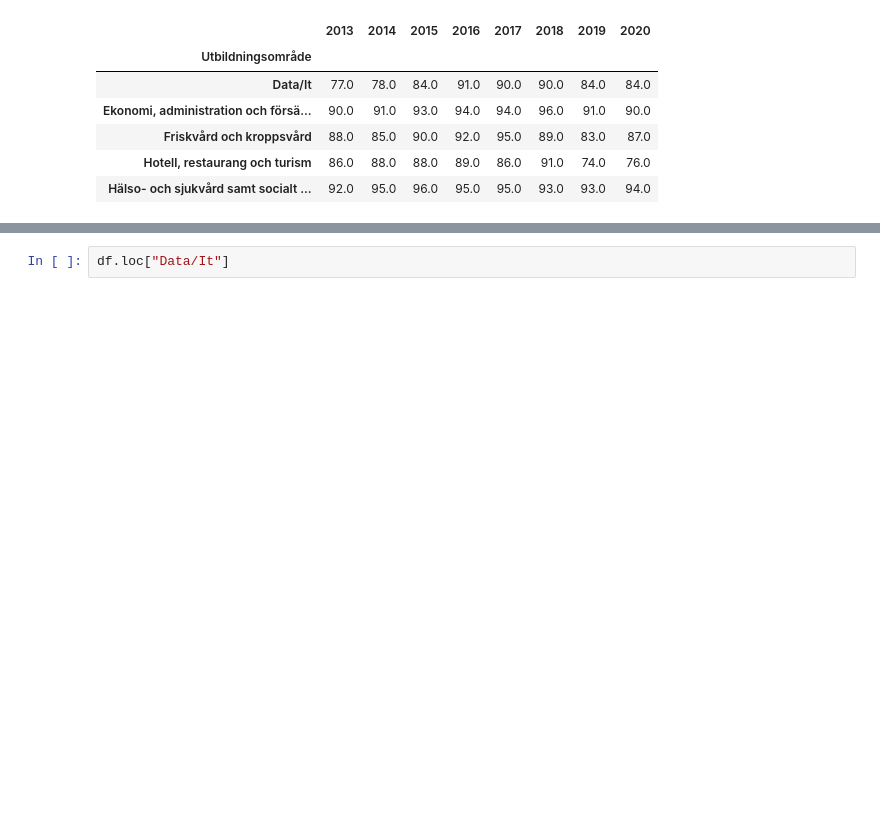
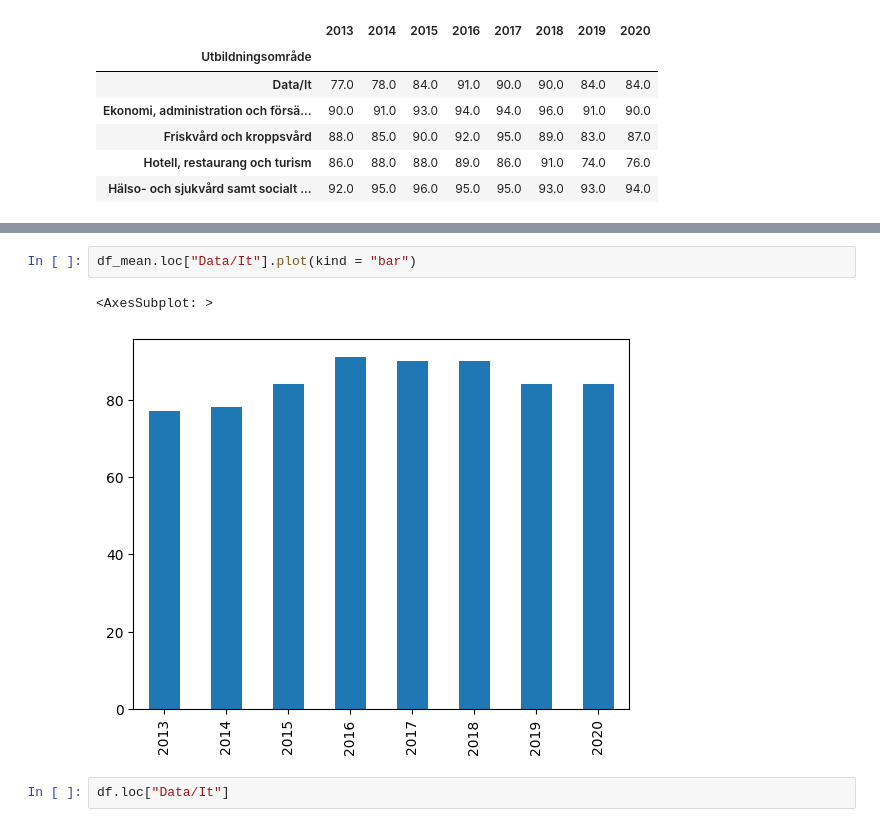
Before and after one commit to kokchun/PrataData, a Jupyter notebook: MYH/exploring_sysselsattning.ipynb, the cells around one changed output, grey strips where cells are left out. Saved outputs shown, nothing was run; the diff lists cells and outputs as text; blank space fills up the shorter version.

```diff
--- a/MYH/exploring_sysselsattning.ipynb
+++ b/MYH/exploring_sysselsattning.ipynb
@@ -79,3 +81,8 @@ ax.grid()
+# %%
+df_mean.loc["Data/It"].plot(kind = "bar")
+# %% [output]
+<AxesSubplot: >
+[figure, added]
 # %%
 df.loc["Data/It"]
 # %% [output]
```
Also changed, not shown: parts of 3 cells of this notebook.
